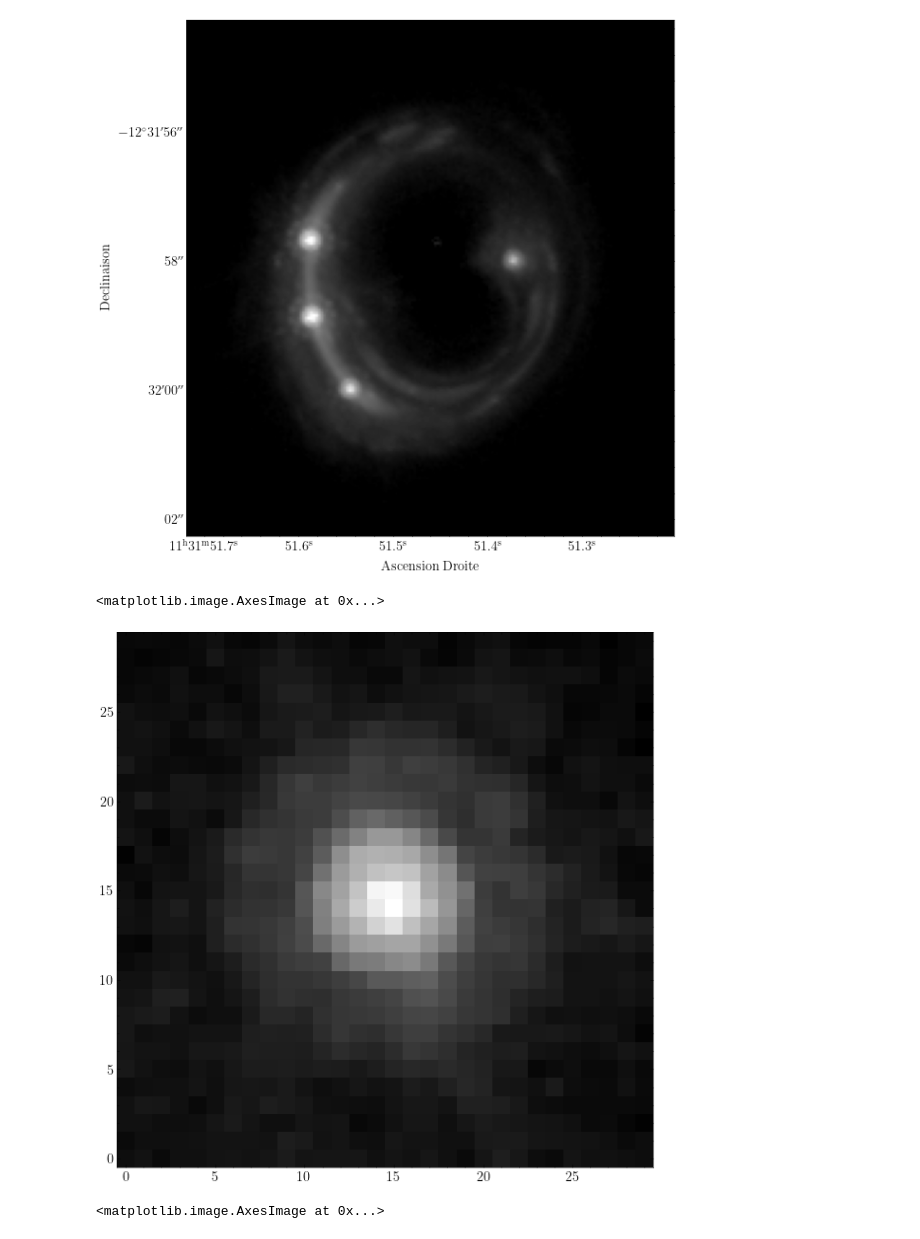
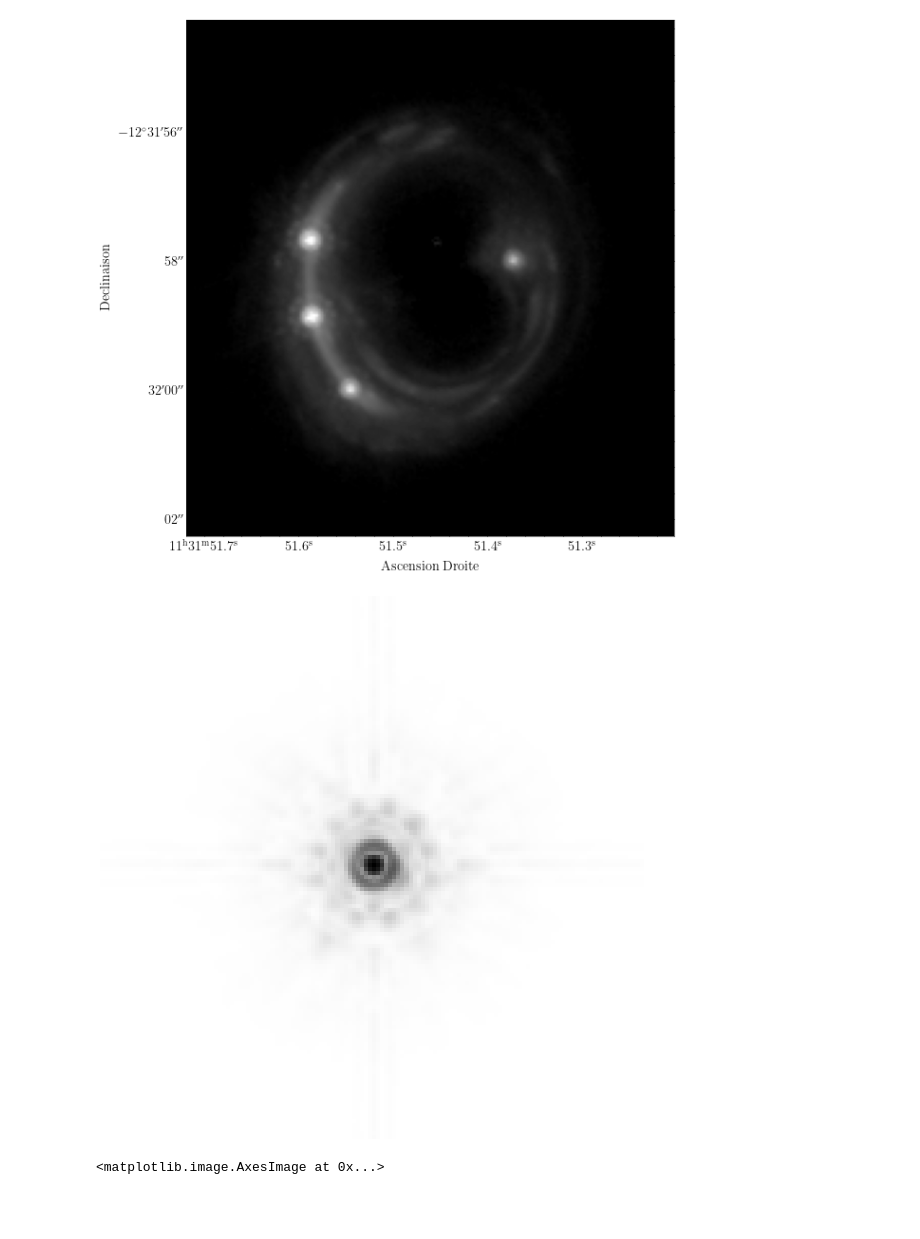
Before and after one commit to AlexandreAdam/rxj1131, a Jupyter notebook: notebooks/quad_reconstruction.ipynb, the cells around one changed output. Saved outputs shown, nothing was run; the diff lists cells and outputs as text; code cells hidden in the pictures; blank space fills up the shorter version.

```diff
--- a/notebooks/quad_reconstruction.ipynb
+++ b/notebooks/quad_reconstruction.ipynb
@@ -32,6 +32,7 @@ galfit_data = fits.open("../data/blocks1.fits")
 im = galfit_data[3].data
 wcs= WCS(galfit_data[1].header)
 psf = fits.open("../data/rxj1131_psf1.fits")[0].data
+psf2 = fits.open("../data/tiny_psf00_psf.fits")[0].data
 im[im < 0] = 0
 # %%
 plt.figure(figsize=(10, 10))
@@ -44,10 +45,11 @@ ax.set_ylabel('Declinaison');
 [figure]
 # %%
 plt.figure(figsize=(10, 10))
-plt.imshow(psf, cmap="gray", norm=ImageNormalize(stretch=LogStretch()), origin="lower")
+plt.imshow(psf2, cmap="gray_r", norm=ImageNormalize(stretch=LogStretch()), origin="lower")
+plt.axis("off")
+plt.savefig("../latex/beamer_lens/figures/tiny_psf.png")
 # %% [output]
-<matplotlib.image.AxesImage at 0x...>
-[figure, old version]
+[figure, new version]
 # %%
 # further remove the central pixels for fitting
 good_pixel_map = np.ones_like(im)
```
Also changed, not shown: 8 other files.
